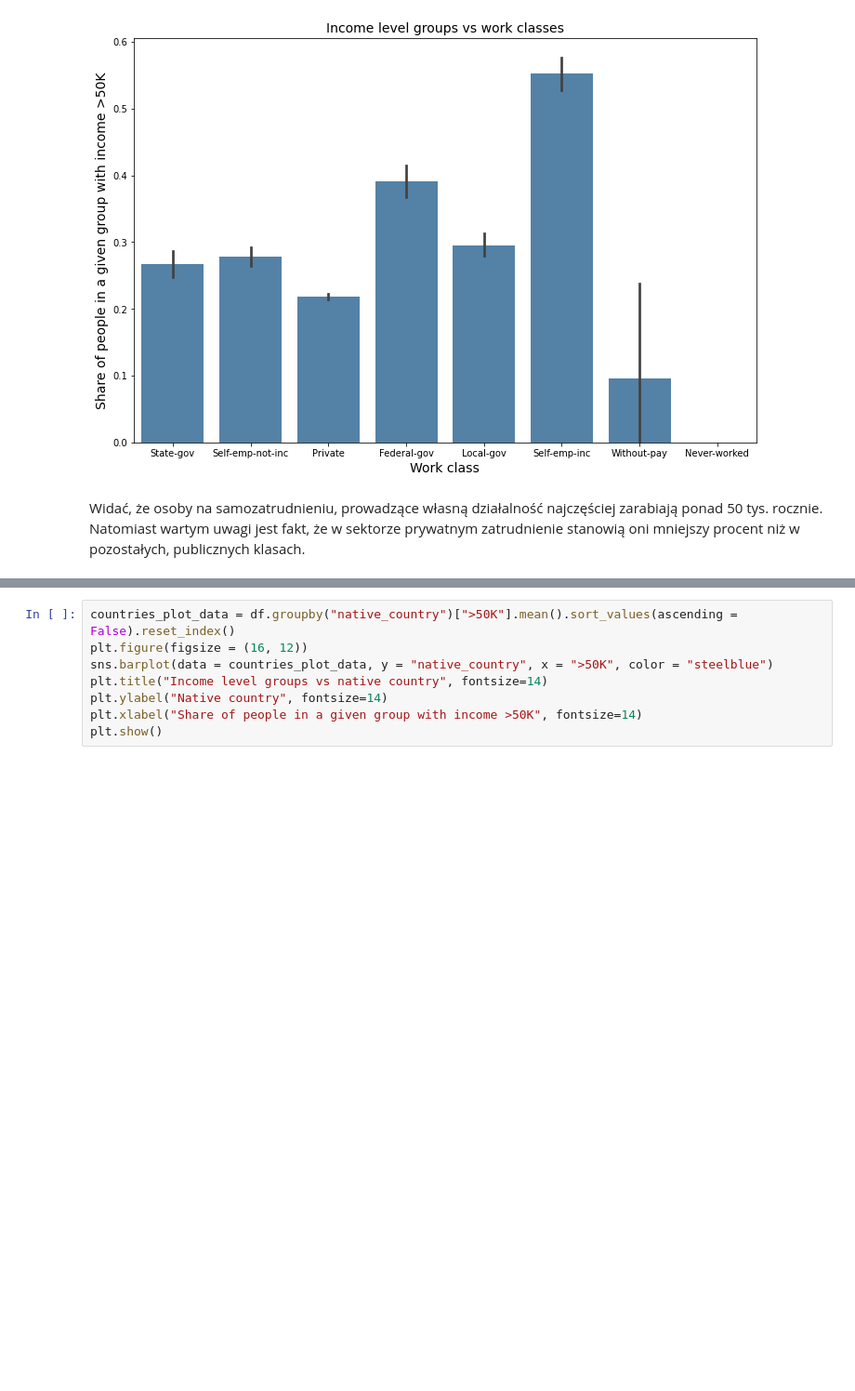
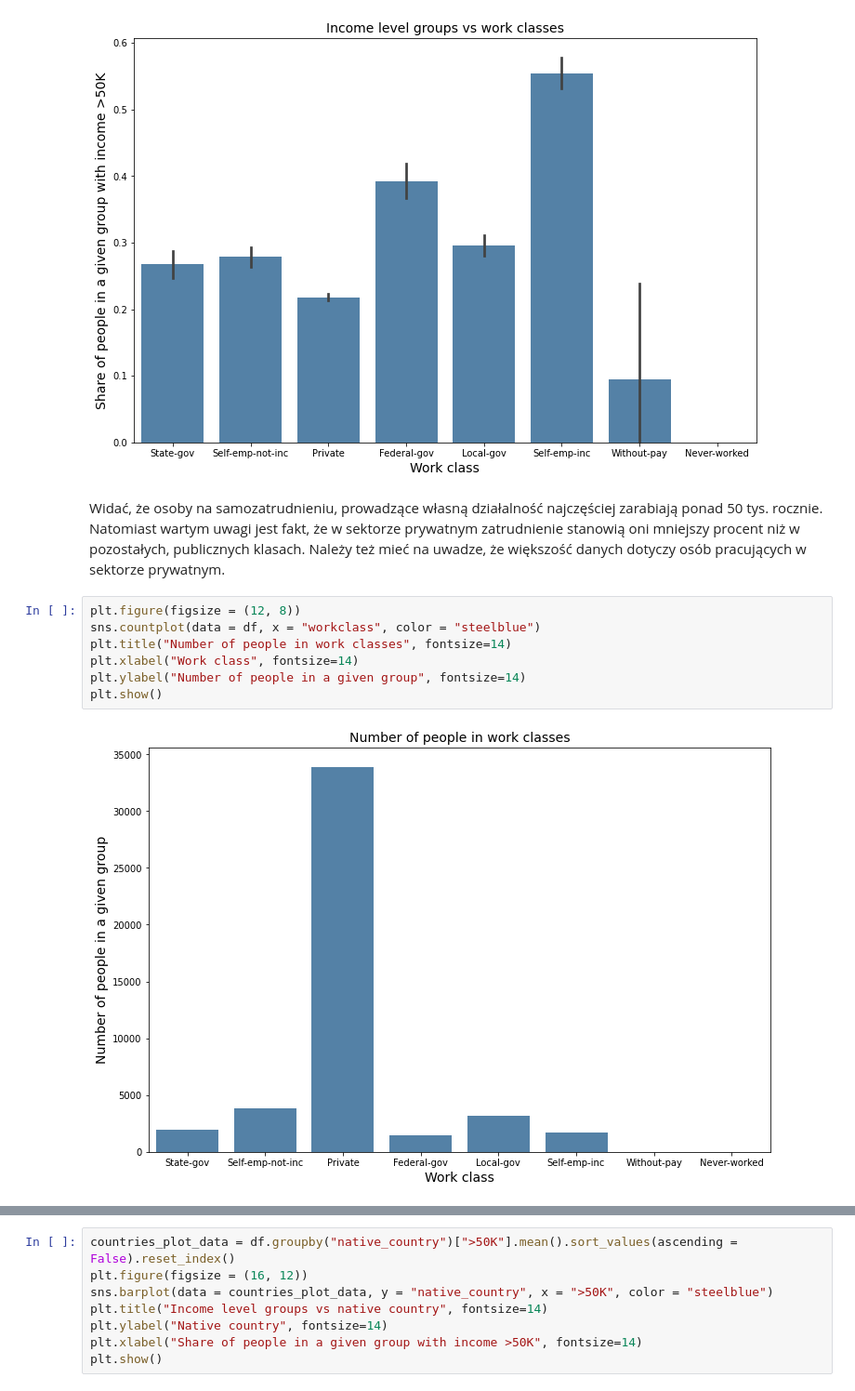
Before and after one commit to pablo2811/salary-predictive, a Jupyter notebook: EDA.ipynb, the cells around one changed output, grey strips where cells are left out. Shown: that part at 93% size. Drawn from its saved outputs; the diff is of its cells as text; blank space fills up the shorter version.

```diff
--- a/EDA.ipynb
+++ b/EDA.ipynb
@@ -304,4 +314,13 @@ plt.show()
 # %% [output]
 [figure]
 # %% [markdown]
-Widać, że osoby na samozatrudnieniu, prowadzące własną działalność najczęściej zarabiają ponad 50 tys. rocznie. Natomiast wartym uwagi jest fakt, że w sektorze prywatnym zatrudnienie stanowią oni mniejszy procent niż w pozostałych, publicznych klasach.
+Widać, że osoby na samozatrudnieniu, prowadzące własną działalność najczęściej zarabiają ponad 50 tys. rocznie. Natomiast wartym uwagi jest fakt, że w sektorze prywatnym zatrudnienie stanowią oni mniejszy procent niż w pozostałych, publicznych klasach. Należy też mieć na uwadze, że większość danych dotyczy osób pracujących w sektorze prywatnym.
+# %%
+plt.figure(figsize = (12, 8))
+sns.countplot(data = df, x = "workclass", color = "steelblue")
+plt.title("Number of people in work classes", fontsize=14)
+plt.xlabel("Work class", fontsize=14)
+plt.ylabel("Number of people in a given group", fontsize=14)
+plt.show()
+# %% [output]
+[figure, added]
```
Also changed, not shown: parts of 30 cells of this notebook.
